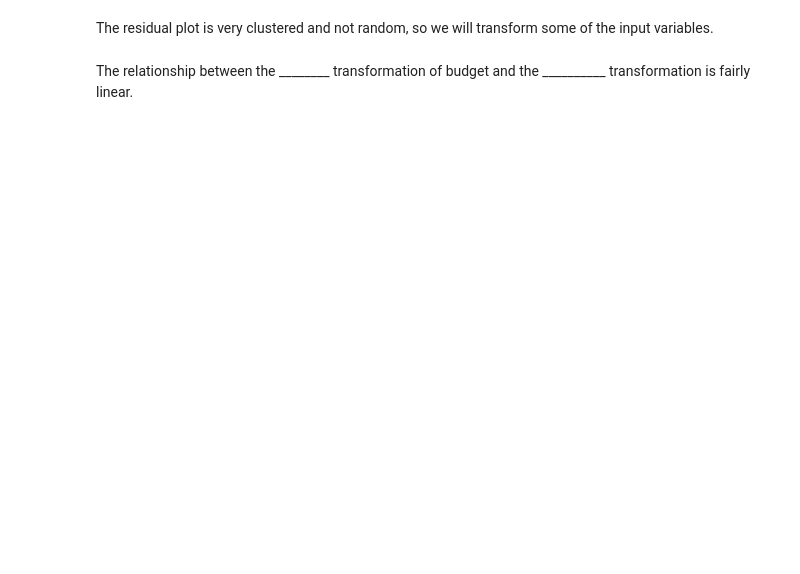
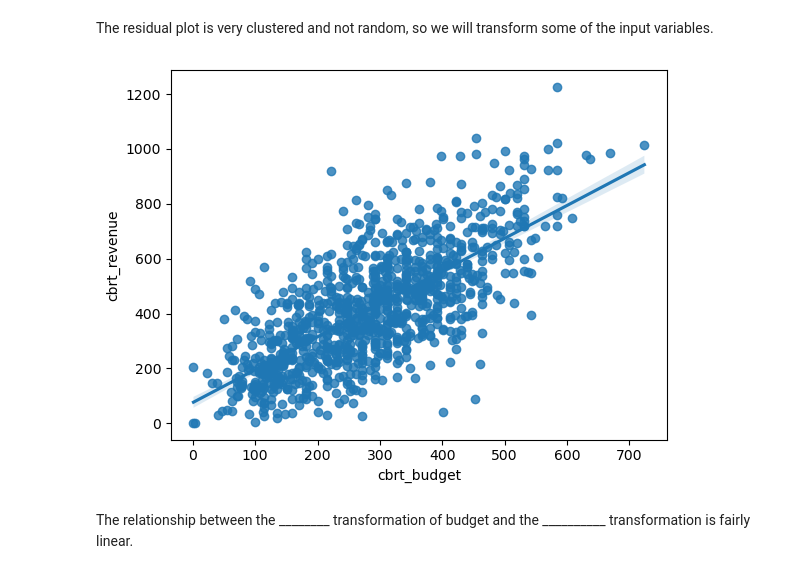
Before and after one commit to ay283/info2950_project, a Jupyter notebook: Report.ipynb, the cells around one changed output. Drawn from its saved outputs; the diff is of its cells as text; code cells hidden in the pictures; blank space fills up the shorter version.

```diff
--- a/Report.ipynb
+++ b/Report.ipynb
@@ -290,15 +277,14 @@ The residual plot is very clustered and not random, so we will transform some of
 # %%
 # CHANGE
 
-# Filter out negative and 0 values for revenue and budget, as these may be incorrect data
-data_filtered = data[(data['revenue'] > 0)]
-
 # Use cube root transformation on budget and revenue
-data_filtered['cbrt_budget'] = np.cbrt(data_filtered['budget'])
-data_filtered['cbrt_revenue'] = np.cbrt(data_filtered['revenue'])
+data['cbrt_budget'] = np.cbrt(data['budget'])
+data['cbrt_revenue'] = np.cbrt(data['revenue'])
 
 # Plot the transformed variables with each other to observe their relationship
-ax = sns.regplot(data_filtered, x='cbrt_budget', y='cbrt_revenue')
+ax = sns.regplot(data, x='cbrt_budget', y='cbrt_revenue')
+# %% [output]
+[figure, added]
 # %% [markdown]
 The relationship between the ________ transformation of budget and the __________ transformation is fairly linear.
 # %%
```
Also changed, not shown: parts of 19 cells of this notebook, 2 other files.
